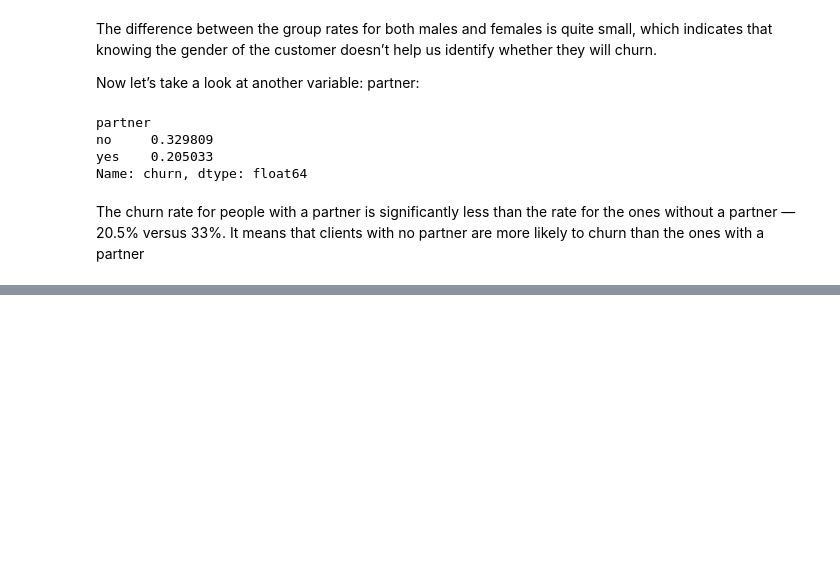
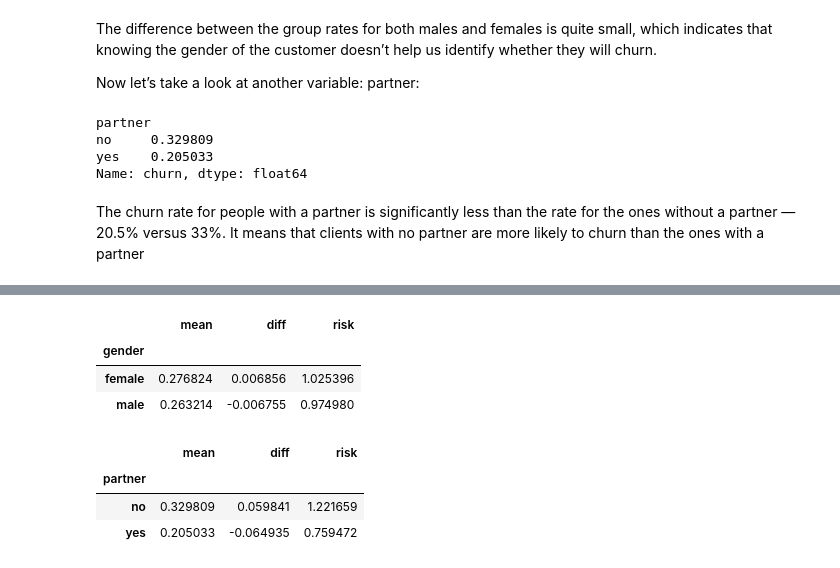
Before and after one commit to marcosbenicio/data-science, a Jupyter notebook: 02Classification/churn.ipynb, the cells around one changed output, grey strips where cells are left out. Drawn from its saved outputs; the diff is of its cells as text; code cells hidden in the pictures; blank space fills up the shorter version.

```diff
--- a/02Classification/churn.ipynb
+++ b/02Classification/churn.ipynb
@@ -309,0 +310,25 @@ entire population.
+# %%
+# alternative method to groupby
+df_group = df_train_full.pivot_table(values = 'churn', index = 'gender', aggfunc = np.mean)
+df_group = df_group.rename(columns={'churn': 'mean'})
+df_group['diff'] = df_group['mean'] - global_mean
+df_group['risk'] = df_group['mean']/ global_mean
+display(df_group)
+
+# alternative method to groupby
+df_group = df_train_full.pivot_table(values = 'churn', index = 'partner', aggfunc = np.mean)
+df_group = df_group.rename(columns={'churn': 'mean'})
+df_group['diff'] = df_group['mean'] - global_mean
+df_group['risk'] = df_group['mean']/ global_mean
+
+
+display(df_group)
+# %% [output]
+|  | mean | diff | risk |
+| gender |  |  |  |
+| female | 0.276824 | 0.006856 | 1.025396 |
+| male | 0.263214 | -0.006755 | 0.974980 |
+|  | mean | diff | risk |
+| partner |  |  |  |
+| no | 0.329809 | 0.059841 | 1.221659 |
+| yes | 0.205033 | -0.064935 | 0.759472 |
```
Also changed, not shown: parts of 15 cells of this notebook.
